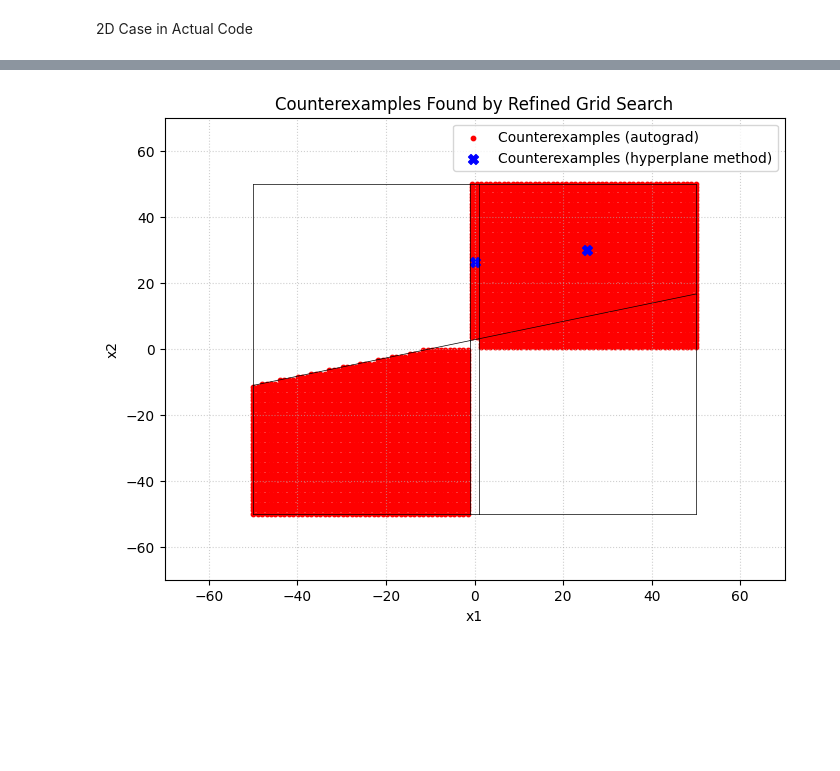
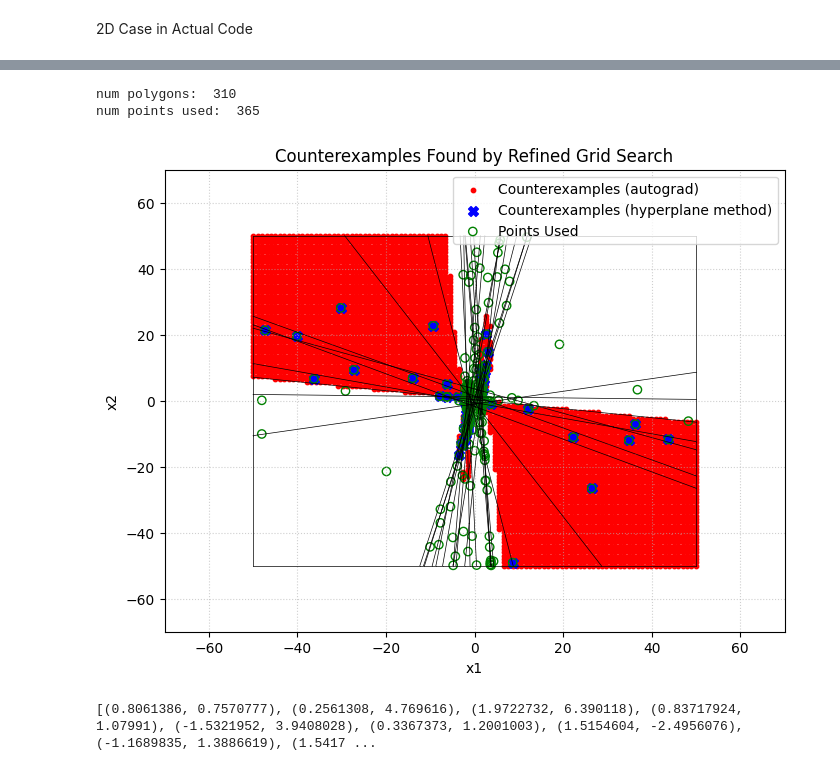
Before and after one commit to Jw1836/NN-Closed-Loop-Verification, a Jupyter notebook: lyapunov_nn.ipynb, the cells around one changed output, grey strips where cells are left out. Saved outputs shown, nothing was run; the diff lists cells and outputs as text; code cells hidden in the pictures; blank space fills up the shorter version.

```diff
--- a/lyapunov_nn.ipynb
+++ b/lyapunov_nn.ipynb
@@ -570,7 +568,7 @@ def duffing_f1_boundary(x1):
     return 0
 
 def duffing_f2_boundary(x1):
-    return (alpha / delta) * x1 + (beta / delta) * x1**3
+    return -(alpha / delta) * x1 - (beta / delta) * x1**3
 
 
 def duffing_analytic_V(x1, x2):
@@ -865,7 +863,7 @@ def get_planar_graph(intersection_points, W_matrix, B_vector, x1_min, x1_max, x2
 #train a neural network to approximate the lyapunov function for the duffing oscillator
 input_dim = 2
 num_hidden_layers = 1
-hidden_layer_size = 3
+hidden_layer_size = 100
 output_dim = 1
 duffing_nn = MyNN(input_size=input_dim, num_hidden_layers=num_hidden_layers, hidden_size=hidden_layer_size, output_size=output_dim)
 x1_train = torch.linspace(-2, 2, steps=50)
@@ -1162,7 +1282,7 @@ for idx, (x1_ce, x2_ce) in enumerate(counter_examples):
     print(f"  State: ({x1_ce:.4f}, {x2_ce:.4f})")
     print(f"  Lie derivative: {lie_derivative:.6f}")
 
-    if lie_derivative > 0:
+    if lie_derivative >= 0:
         print(f"VIOLATION: Lie derivative is POSITIVE (should be < 0)")
     else:
         print(f" SOMETHING WRONG: My method found fake counterexample")
@@ -1194,32 +1322,42 @@ for i in range(X1.shape[0]):
         f2_val = duffing_f2(np.array([[x1_pt], [x2_pt]]))
         lie_derivative_grid[i, j] = V_grad[0, 0].item() * f1_val + V_grad[0, 1].item() * f2_val
         #if a point is positive add it to another counterexample list
-        if lie_derivative_grid[i, j] > 0:
+        if lie_derivative_grid[i, j] >= 0:
             autograd_counterexamples.append((x1_pt, x2_pt))
 
+print("num polygons: ", len(polygons))
+print("num points used: ", len(total_points_used))
 #now make a scatterplot of the autograd counterexamples
 if len(autograd_counterexamples) > 0:
     x1_ce_auto = [pt[0] for pt in autograd_counterexamples]
     x2_ce_auto = [pt[1] for pt in autograd_counterexamples]
     plt.figure(figsize=(8, 6))
     plt.scatter(x1_ce_auto, x2_ce_auto, color='red', s=10, label='Counterexamples (autograd)')
     #also plot the counterexamples from the polygons for comparison
     if len(counter_examples) > 0:
         x1_ce_poly = [pt[0] for pt in counter_examples]
         x2_ce_poly = [pt[1] for pt in counter_examples]
         plt.scatter(x1_ce_poly, x2_ce_poly, color='blue', s=50, label='Counterexamples (hyperplane method)', marker='X')
+    #plot the points used that were not counterexamples
+    x1_all_pts_used = [pt[0] for pt in total_points_used]
+    x2_all_pts_used = [pt[1] for pt in total_points_used]
+    plt.scatter(x1_all_pts_used, x2_all_pts_used, facecolors = 'none', edgecolors = 'green', label = 'Points Used', marker = 'o')
     #also plot the vertex points for reference, but connect them with edges to see the polygons
     for edge in edge_list:
         v1 = vertex_dict[edge[0]]
         v2 = vertex_dict[edge[1]]
         plt.plot([v1[0], v2[0]], [v1[1], v2[1]], color='black', linewidth=0.5)
     plt.title('Counterexamples Found by Refined Grid Search')
     plt.xlim(x1_min - 20, x1_max + 20)
     plt.ylim(x2_min - 20, x2_max + 20)
     plt.xlabel('x1')
     plt.ylabel('x2')
     plt.legend()
     plt.grid(True, linestyle=':', alpha=0.6)
     plt.show()
+    print(total_points_used)
 # %% [output]
+num polygons:  310
+num points used:  365
-[figure, old version]
+[figure, new version]
+[(0.8061386, 0.7570777), (0.2561308, 4.769616), (1.9722732, 6.390118), (0.83717924, 1.07991), (-1.5321952, 3.9408028), (0.3367373, 1.2001003), (1.5154604, -2.4956076), (-1.1689835, 1.3886619), (1.5417 ...
```
Also changed, not shown: parts of 16 cells of this notebook, 1 other file.
